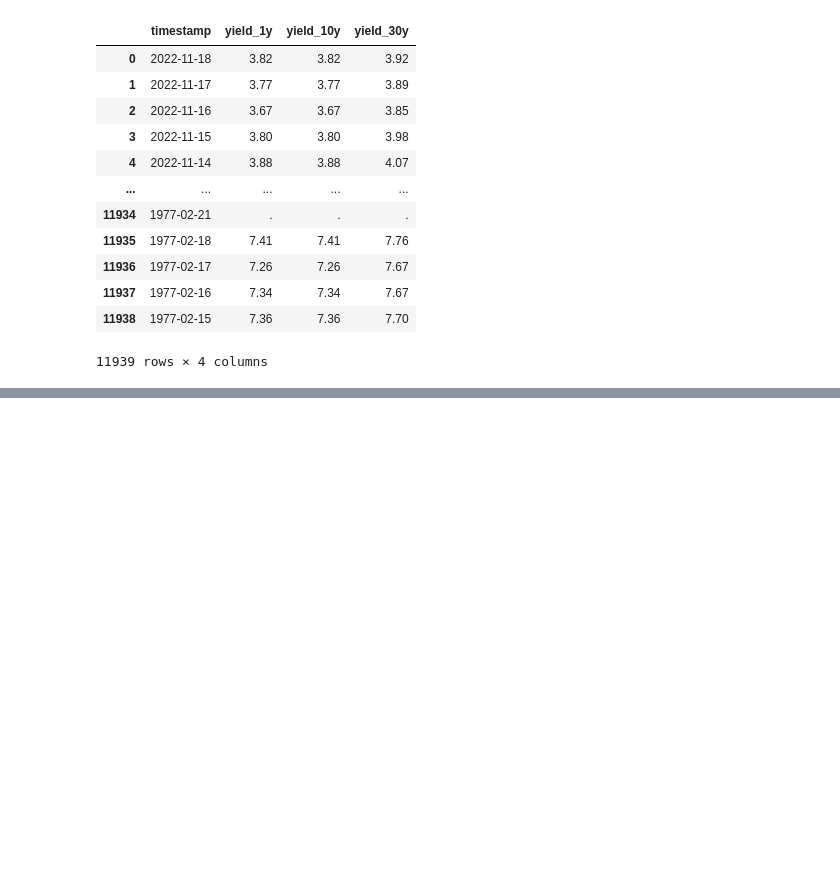
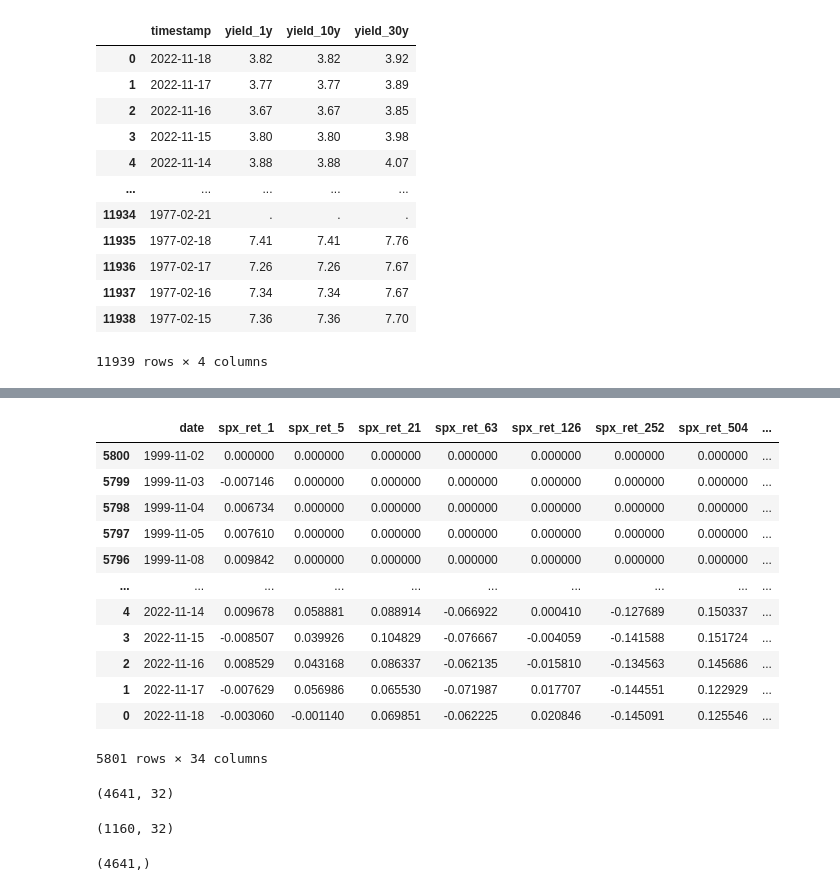
Before and after one commit to MykolaPinchuk/projects_gcp_cpu, a Jupyter notebook: spx/src/dev_xgb.ipynb, the cells around one changed output, grey strips where cells are left out. Cells and saved outputs as stored; diff of their text form; code cells hidden in the pictures; blank space fills up the shorter version.

```diff
--- a/spx/src/dev_xgb.ipynb
+++ b/spx/src/dev_xgb.ipynb
@@ -110,0 +230,8 @@ df.head()
+# %%
+cols_tolag = [col for col in df.columns if col not in ['date', 'target']]
+cols_tolag
+
+for col in cols_tolag:
+    df[col] = df[col].shift(1)
+
+display(df.head(4), df.tail(2))
@@ -110,0 +247,4 @@ df.head()
+# %%
+display(df.info())
+df.fillna(value=0.0, inplace=True)
+display(df.info())
@@ -110,0 +288,27 @@ df.head()
+# %%
+df
+# %% [output]
+|  | date | spx_ret_1 | spx_ret_5 | spx_ret_21 | spx_ret_63 | spx_ret_126 | spx_ret_252 | spx_ret_504 | ... |
+| 5800 | 1999-11-02 | 0.000000 | 0.000000 | 0.000000 | 0.000000 | 0.000000 | 0.000000 | 0.000000 | ... |
+| 5799 | 1999-11-03 | -0.007146 | 0.000000 | 0.000000 | 0.000000 | 0.000000 | 0.000000 | 0.000000 | ... |
+| 5798 | 1999-11-04 | 0.006734 | 0.000000 | 0.000000 | 0.000000 | 0.000000 | 0.000000 | 0.000000 | ... |
+| 5797 | 1999-11-05 | 0.007610 | 0.000000 | 0.000000 | 0.000000 | 0.000000 | 0.000000 | 0.000000 | ... |
+| 5796 | 1999-11-08 | 0.009842 | 0.000000 | 0.000000 | 0.000000 | 0.000000 | 0.000000 | 0.000000 | ... |
+| ... | ... | ... | ... | ... | ... | ... | ... | ... | ... |
+| 4 | 2022-11-14 | 0.009678 | 0.058881 | 0.088914 | -0.066922 | 0.000410 | -0.127689 | 0.150337 | ... |
+| 3 | 2022-11-15 | -0.008507 | 0.039926 | 0.104829 | -0.076667 | -0.004059 | -0.141588 | 0.151724 | ... |
+| 2 | 2022-11-16 | 0.008529 | 0.043168 | 0.086337 | -0.062135 | -0.015810 | -0.134563 | 0.145686 | ... |
+| 1 | 2022-11-17 | -0.007629 | 0.056986 | 0.065530 | -0.071987 | 0.017707 | -0.144551 | 0.122929 | ... |
+| 0 | 2022-11-18 | -0.003060 | -0.001140 | 0.069851 | -0.062225 | 0.020846 | -0.145091 | 0.125546 | ... |
+5801 rows × 34 columns
+# %%
+df.drop(columns = ['date'], inplace=True)
+X = df.copy()
+y = X.pop('target')
+
+X_train, X_test, y_train, y_test = train_test_split(X, y, test_size = int(X.shape[0]*0.2))
+display(X_train.shape, X_test.shape, y_train.shape)
+# %% [output]
+(4641, 32)
+(1160, 32)
+(4641,)
```
Also changed, not shown: parts of 19 cells of this notebook.
